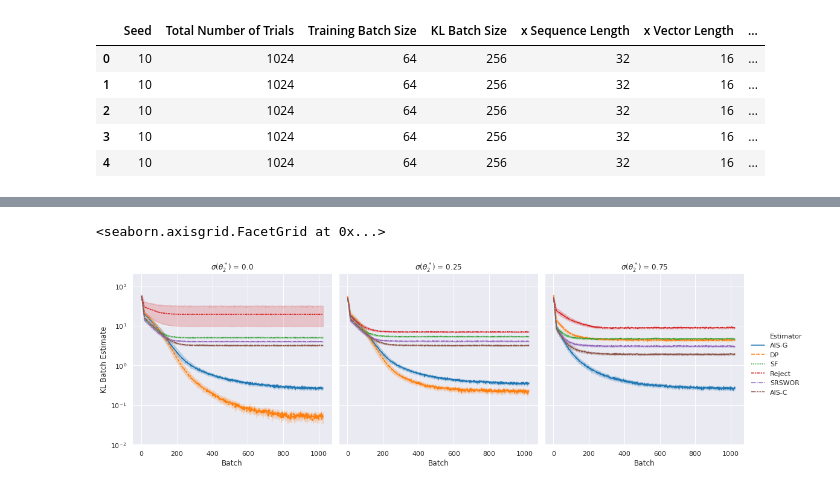
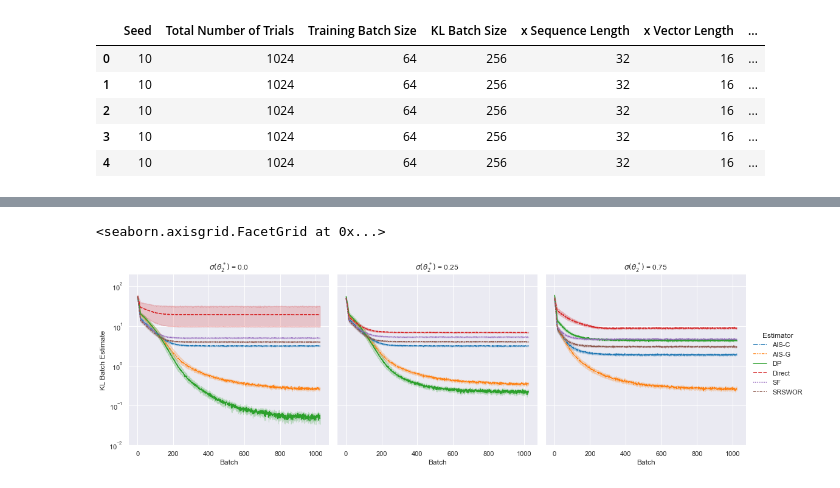
Before and after one commit to sdrobert/conditional-bernoulli, a Jupyter notebook: df_vis.ipynb, the cells around one changed output, grey strips where cells are left out. Saved outputs shown, nothing was run; the diff lists cells and outputs as text; code cells hidden in the pictures.

```diff
--- a/df_vis.ipynb
+++ b/df_vis.ipynb
@@ -23,7 +23,7 @@ sns.set_style('darkgrid')
 # from code's nomenclature to paper nomenclature
 
 column_map = {'p_1': r'$\sigma(\theta^*_1)$', 'p_2': r'$\sigma(\theta^*_2)$', 'Trial': 'Batch'}
-estimator_map = {'ecb': 'DP', 'srswor': 'SRSWOR', 'rej': 'Reject', 'fs': 'SF', 'ais-cb-count' : 'AIS-C', 'ais-cb-gibbs': 'AIS-G'}
+estimator_map = {'ecb': 'DP', 'srswor': 'SRSWOR', 'rej': 'Direct', 'fs': 'SF', 'ais-cb-count' : 'AIS-C', 'ais-cb-gibbs': 'AIS-G'}
 # %%
 # read the csvs in the res/ directory
 csvs = os.listdir('res')
@@ -180,23 +180,24 @@ df[df['Trial'] == 1024].groupby(['Number of Monte Carlo Samples', 'Estimator'])[
 # %%
 # visualize convergence for paper
 # note we map values to match paper conventions
 df_ = (
     df[((df['Number of Monte Carlo Samples'] == 256) | (df['Estimator'] == 'ecb')) & (df['p_1'] == 0.25)]
     .rename(columns=column_map)
 )
 df_['Estimator'] = df_['Estimator'].apply(estimator_map.get)
 g = sns.relplot(
     x="Batch",
     y="KL Batch Estimate",
     hue="Estimator", style="Estimator",
+    hue_order=sorted(df_['Estimator'].unique()),
     col=r'$\sigma(\theta^*_2)$',
     kind="line",
     data=df_,
 )
 g.set(yscale='log', ylim=[1e-2, 200])
 g.savefig('convergence.pdf')
 g
 # %% [output]
 <seaborn.axisgrid.FacetGrid at 0x...>
-[figure, old version]
+[figure, new version]
 # %%
```
Also changed, not shown: parts of 2 cells of this notebook, 4 other files.
